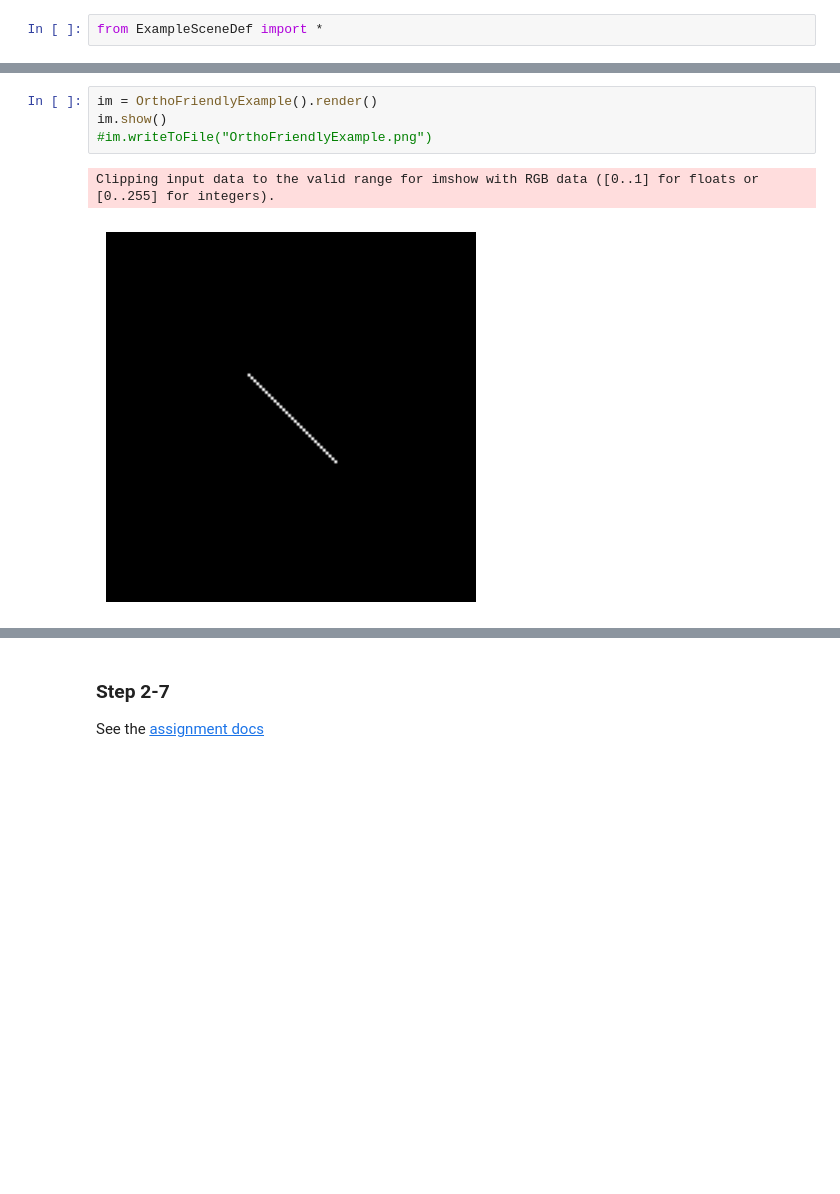
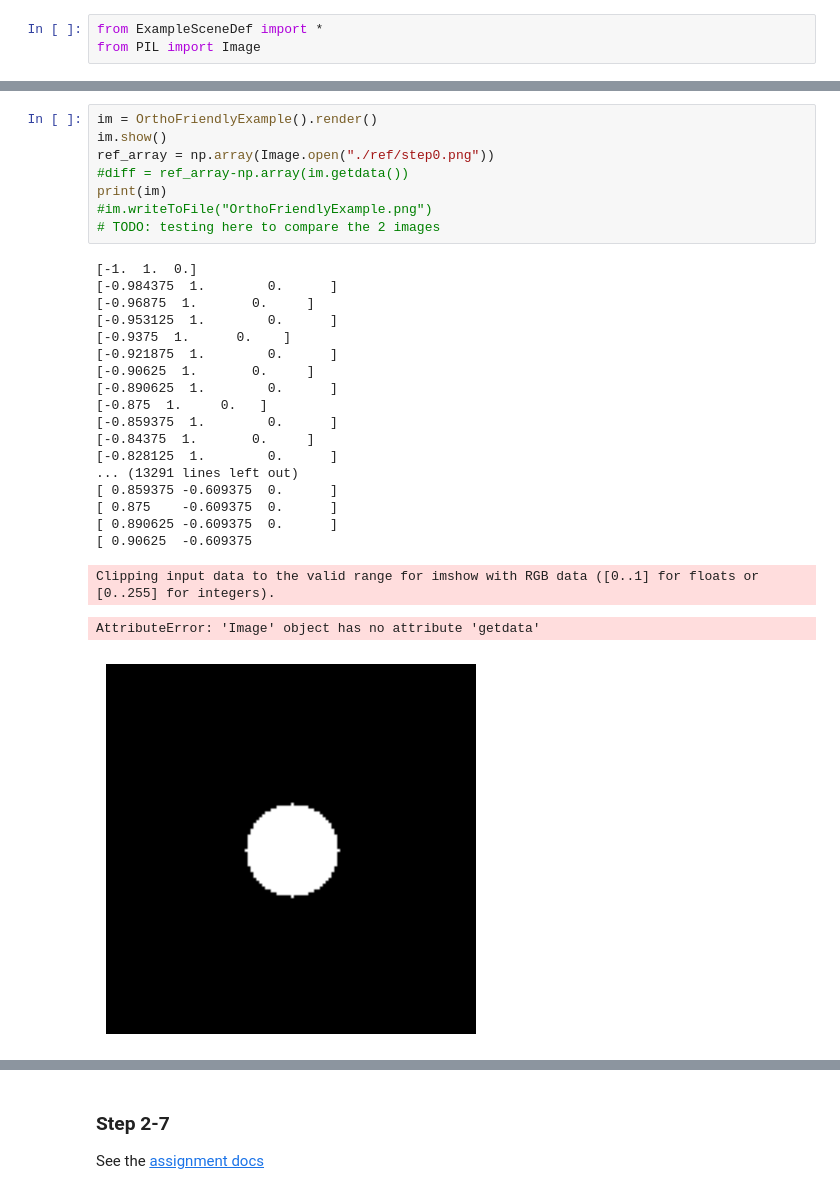
Before and after one commit to kh31514/C2-Intro-To-Graphics, a Jupyter notebook: Testing.ipynb, the cells around one changed output, grey strips where cells are left out. Cells and saved outputs as stored; diff of their text form; blank space fills up the shorter version.

Commit message:
debugging for step 0 and started step 1

```diff
--- a/Testing.ipynb
+++ b/Testing.ipynb
@@ -1,5 +1,6 @@
 # %%
 from ExampleSceneDef import *
+from PIL import Image
 # %% [markdown]
 ### Step 0
 When you have completed Step 0 your the image below should look like:
@@ -7,10 +8,32 @@ When you have completed Step 0 your the image below should look like:
 # %%
 im = OrthoFriendlyExample().render()
 im.show()
+ref_array = np.array(Image.open("./ref/step0.png"))
+#diff = ref_array-np.array(im.getdata())
+print(im)
 #im.writeToFile("OrthoFriendlyExample.png")
+# TODO: testing here to compare the 2 images
 # %% [output]
-Clipping input data to the valid range for imshow with RGB data ([0..1] for floats or [0..255] for integers).
+[-1.  1.  0.]
+[-0.984375  1.        0.      ]
+[-0.96875  1.       0.     ]
+[-0.953125  1.        0.      ]
+[-0.9375  1.      0.    ]
+[-0.921875  1.        0.      ]
+[-0.90625  1.       0.     ]
+[-0.890625  1.        0.      ]
+[-0.875  1.     0.   ]
+[-0.859375  1.        0.      ]
+[-0.84375  1.       0.     ]
+[-0.828125  1.        0.      ]
+... (13291 lines left out)
+[ 0.859375 -0.609375  0.      ]
+[ 0.875    -0.609375  0.      ]
+[ 0.890625 -0.609375  0.      ]
+[ 0.90625  -0.609375
+Clipping input data to the valid range for imshow with RGB data ([0..1] for floats or [0..255] for integers).
+AttributeError: 'Image' object has no attribute 'getdata'
-[figure, old version]
+[figure, new version]
 # %% [markdown]
 ### Step 1
 When you have completed Step 0 your the image below should look like:
```
Also changed, not shown: parts of 3 cells of this notebook, 1 other file.
